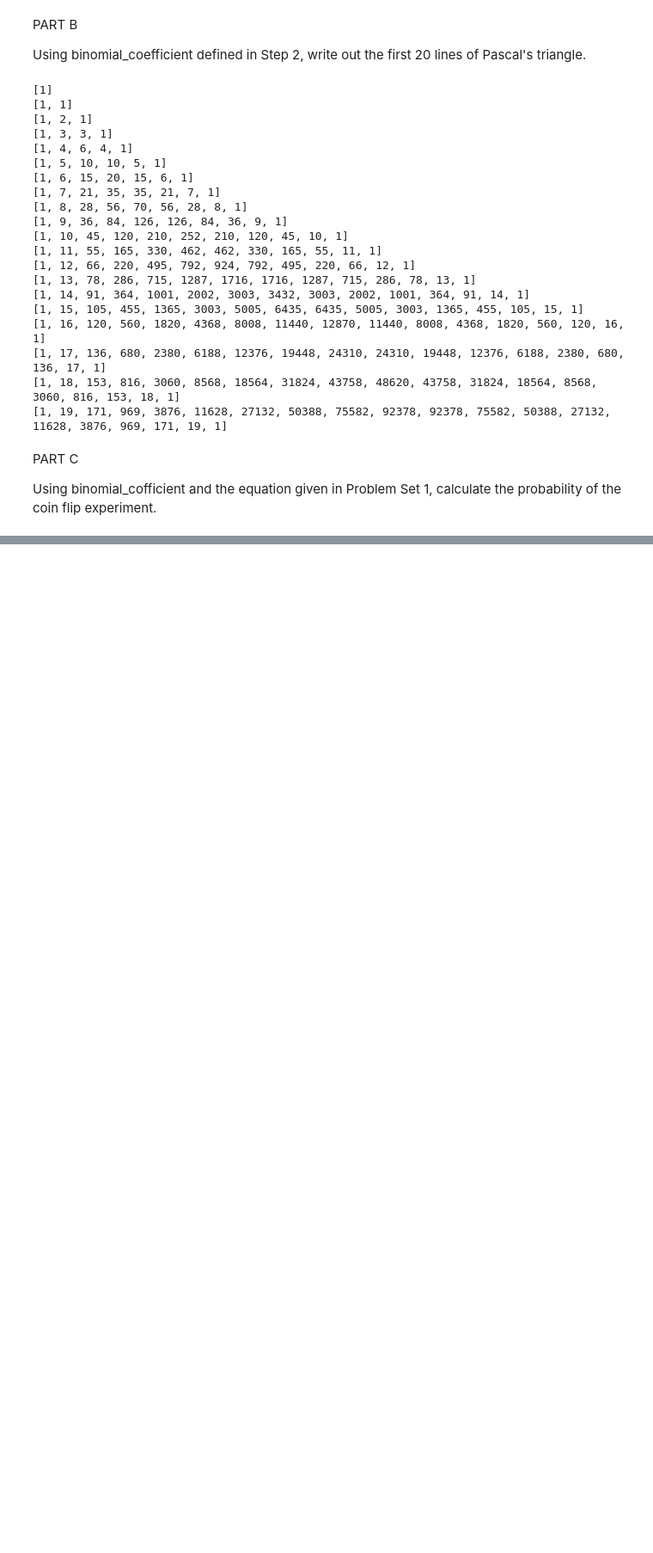
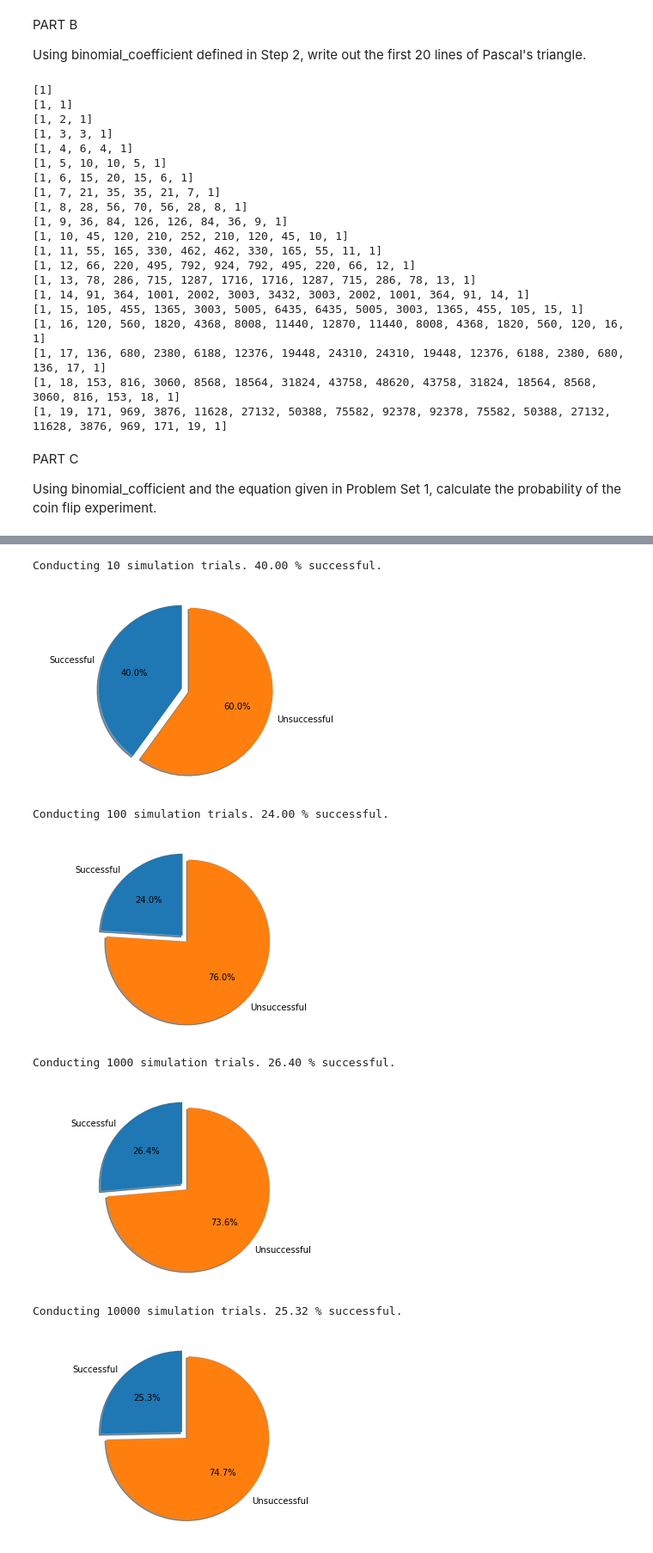
Before and after one commit to michaelkmpoon/Pandhi_Ayush_-_Poon_Michael_Assignment1_CTA200H, a Jupyter notebook: question_2/question_2.ipynb, the cells around one changed output, grey strips where cells are left out. Shown: that part at 86% size. Cells and saved outputs as stored; diff of their text form; code cells hidden in the pictures; blank space fills up the shorter version.

```diff
--- a/question_2/question_2.ipynb
+++ b/question_2/question_2.ipynb
@@ -75,10 +75,13 @@ PART C
 
 Using binomial_cofficient and the equation given in Problem Set 1, calculate the probability of the coin flip experiment.
 # %%
-p = 0.6  # probability of heads
-n = 2    # number of flips
-k = 1    # number of heads
+p = 0.7  # probability of heads
+n = 4    # number of flips
+k = 2    # number of heads
 
-probability = binomial_coefficient(n, k) * p ** k * (1 - p) ** (n - k)
-print(probability)
+def probability_calculation (p, n, k):
+    probability = binomial_coefficient(n, k) * p ** k * (1 - p) ** (n - k)
+    return(probability)
+
+print("%3.2f" % probability_calculation(p, n, k))
 # %% [output]
@@ -85,0 +97,32 @@ print(probability)
+# %%
+import random
+import matplotlib.pyplot as plt
+
+N = [10, 100, 1000, 10000]  # number of times experiment performened per simulation
+
+for experiment in N:
+    successful_trials = 0
+    for trial in range(experiment):
+        if random.randint(1, 100) <= 100 * probability_calculation(p, n, k):# random trial is successful if TRUE and not if FALSE
+            successful_trials += 1
+    fraction_of_successful_trials = 100 *  successful_trials / experiment
+    print("Conducting",  experiment,  "simulation trials.", "%4.2f"%fraction_of_successful_trials,  "% successful.")
+
+    labels = "Successful", "Unsuccessful" #  making pie chart
+    sizes = [round(fraction_of_successful_trials, 4), 100 - round(fraction_of_successful_trials, 4)]
+    explode = (0.1, 0) #  successful slice will pop-out!
+
+    fig1, ax1 = plt.subplots()
+    ax1.pie(sizes, explode=explode, labels=labels, autopct='%1.1f%%', shadow=True, startangle=90)
+    ax1.axis('equal')  # equal aspect ratio ensures that pie is drawn as a circle.
+
+    plt.show()
+# %% [output]
+Conducting 10 simulation trials. 40.00 % successful.
+[figure, added]
+Conducting 100 simulation trials. 24.00 % successful.
+[figure, added]
+Conducting 1000 simulation trials. 26.40 % successful.
+[figure, added]
+Conducting 10000 simulation trials. 25.32 % successful.
+[figure, added]
```
Also changed, not shown: parts of 3 cells of this notebook.
